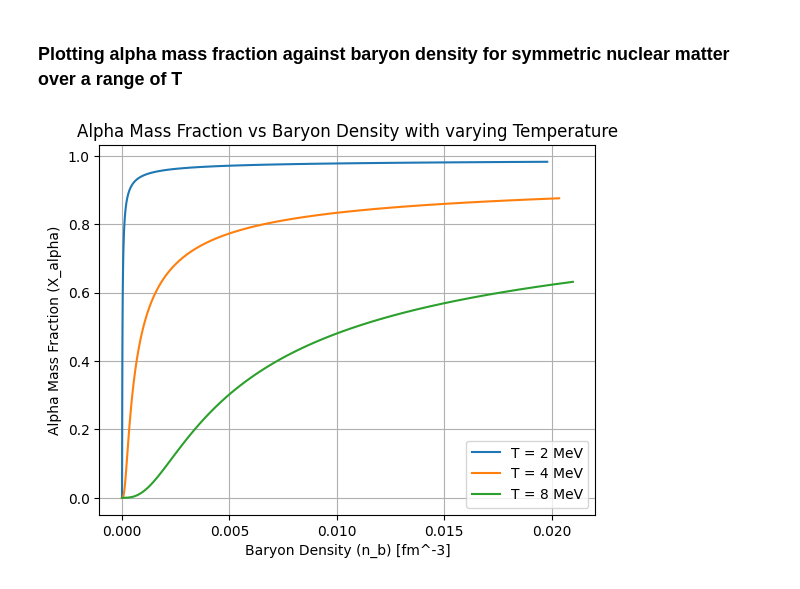
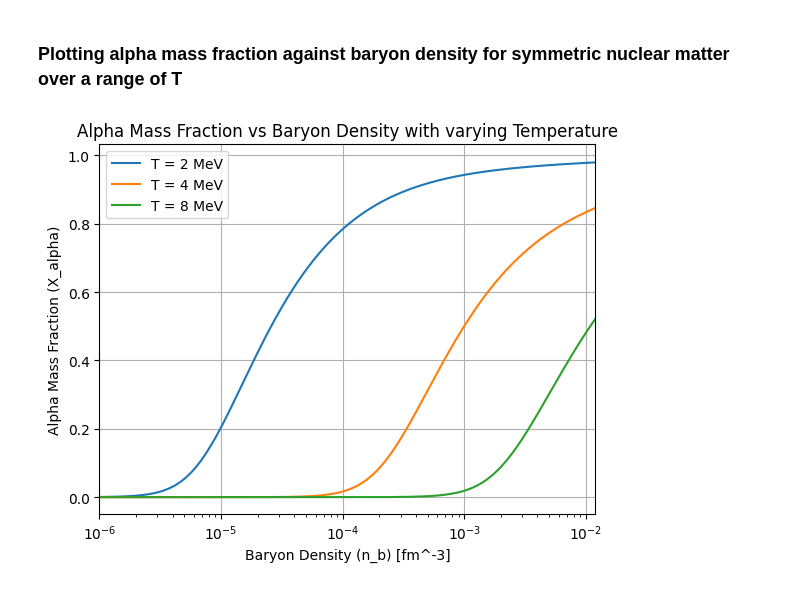
Before and after one commit to saskiahill64/Virial-Expansion, a Jupyter notebook: Fig_7.ipynb, the cells around one changed output. Drawn from its saved outputs; the diff is of its cells as text; code cells hidden in the pictures.

Commit message:
Changed axis in Fig_7 to logarithmic scale to match paper

```diff
--- a/Fig_7.ipynb
+++ b/Fig_7.ipynb
@@ -50,7 +50,7 @@ b_alpha_3 = 16.5
 # T = 2 MeV
 #---------------------
 
-z_n_1 = np.linspace(1e-8, 0.03, 100) # range of neutron fugacities starting at small positive value
+z_n_1 = np.linspace(1e-8, 0.03, 5000) # range of neutron fugacities starting at small positive value
 
 # solve quartic for z_p
 
@@ -71,6 +71,7 @@ for zn in z_n_1:
 z_p_1 = np.array(z_p_1)
 
 
+
 z_alpha_1 = z_n_1**2 * z_p_1**2 * np.exp(E_alpha/T_1) # alpha particle fugacity
 
 valid_1 = ((z_n_1 < 0.03) & (z_p_1 < 0.03) & (z_alpha_1 < 0.27))
@@ -79,7 +80,7 @@ valid_1 = ((z_n_1 < 0.03) & (z_p_1 < 0.03) & (z_alpha_1 < 0.27))
 # T = 4 MeV
 #-------------------------
 
-z_n_2 = np.linspace(1e-8, 0.10, 100) # range of neutron fugacities starting at small positive value
+z_n_2 = np.linspace(1e-8, 0.10, 5000) # range of neutron fugacities starting at small positive value
 
 # solve quartic for z_p
 
@@ -108,7 +109,7 @@ valid_2 = ((z_n_2 < 0.10) & (z_p_2 < 0.10) & (z_alpha_2 < 0.09))
 # T = 8 MeV
 #-------------------------
 
-z_n_3 = np.linspace(1e-8, 0.16, 100) # range of neutron fugacities starting at small positive value
+z_n_3 = np.linspace(1e-8, 0.16, 5000) # range of neutron fugacities starting at small positive value
 
 # solve quartic for z_p
 
@@ -169,14 +170,23 @@ x_alpha_3 = 4 * n_alpha_3 / n_b_3
 # %%
 # Plot results
 
 plt.plot(n_b_1[valid_1], x_alpha_1[valid_1], label='T = 2 MeV')
 plt.plot(n_b_2[valid_2], x_alpha_2[valid_2], label='T = 4 MeV')
 plt.plot(n_b_3[valid_3], x_alpha_3[valid_3], label='T = 8 MeV')
+
+plt.xscale('log') # using a logarithmic scale as in the paper
+plt.xlim(1e-6, 1.2e-2)
+
+plt.xticks(
+    [1e-6, 1e-5, 1e-4, 1e-3, 1e-2],
+    [r"$10^{-6}$", r"$10^{-5}$", r"$10^{-4}$", r"$10^{-3}$", r"$10^{-2}$"]
+)
+
 plt.xlabel('Baryon Density (n_b) [fm^-3]')
 plt.ylabel('Alpha Mass Fraction (X_alpha)')
 plt.title(f'Alpha Mass Fraction vs Baryon Density with varying Temperature')
 plt.grid()
 plt.legend()
 plt.show()
 # %% [output]
-[figure, old version]
+[figure, new version]
```
Also changed, not shown: 1 other file.
